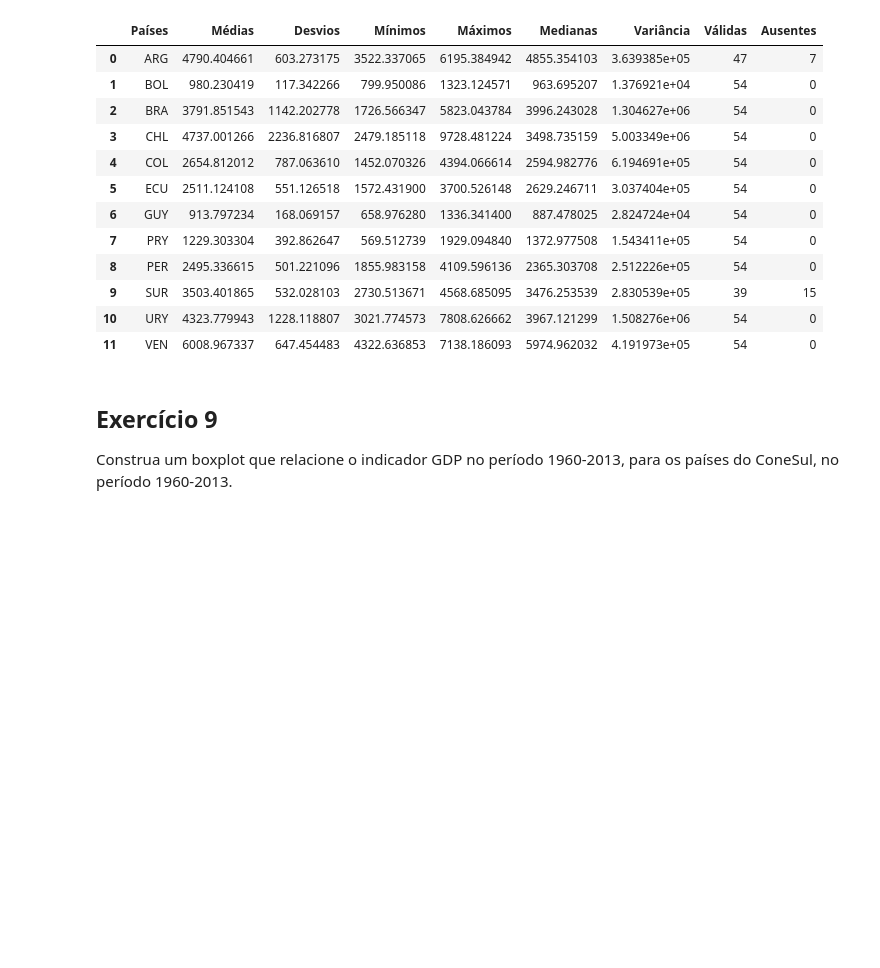
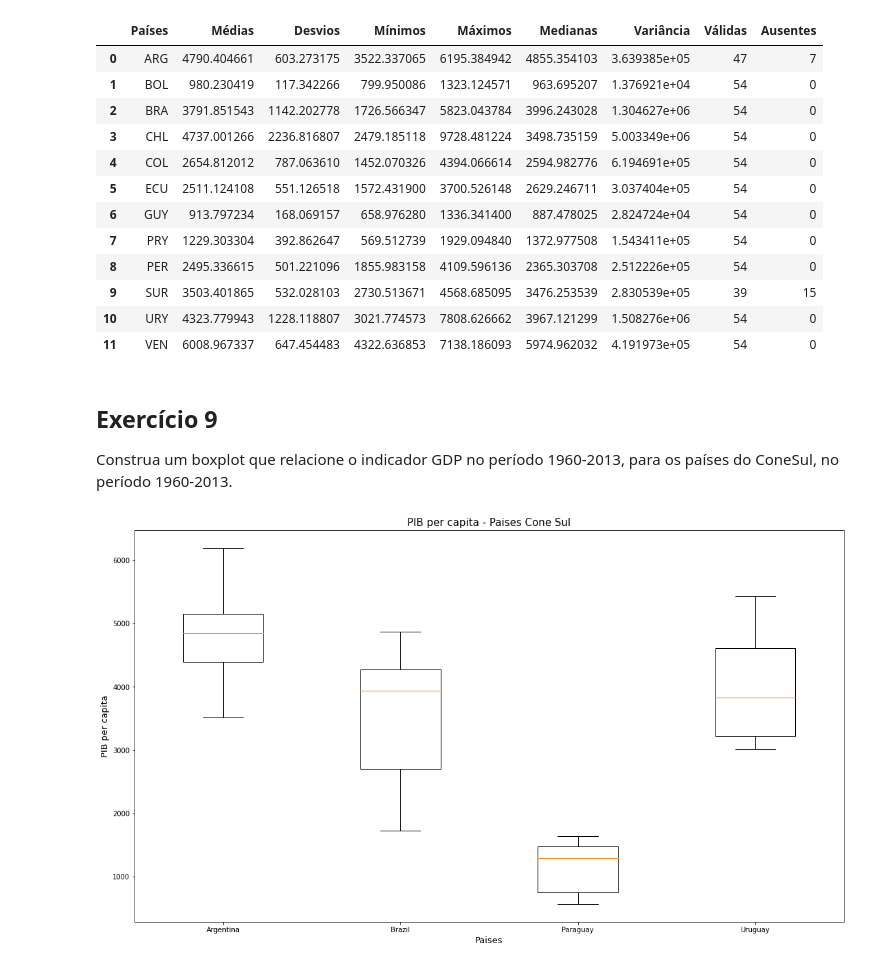
Before and after one commit to sganzerla/DPS852-Data-Science, a Jupyter notebook: T2/t2.ipynb, the cells around one changed output. Drawn from its saved outputs; the diff is of its cells as text; code cells hidden in the pictures; blank space fills up the shorter version.

```diff
--- a/T2/t2.ipynb
+++ b/T2/t2.ipynb
@@ -481,3 +460,23 @@ display(dados)
 # %% [markdown]
 ## Exercício 9
 Construa um boxplot que relacione o indicador GDP no período 1960-2013, para os países do ConeSul, no período 1960-2013.
+# %%
+nomes_colunas: list[str] = df_registros_paises_conesul.columns
+
+data = []
+
+dataframe =  df_registros_paises_conesul.dropna(axis = 0)
+
+for indice, linha in dataframe.iterrows():
+    dados_pais = linha.values
+    data.append(dados_pais)
+
+fig, ax = plt.subplots()
+fig.set_size_inches(18.5, 10.5, forward=True)
+plt.title("PIB per capita - Paises Cone Sul", fontsize=15)
+plt.xlabel("Paises", fontsize=13)
+plt.ylabel("PIB per capita", fontsize=13)
+ax.boxplot(data, labels=nome_paises)
+plt.show()
+# %% [output]
+[figure, added]
```
Also changed, not shown: parts of 1 cell of this notebook.
